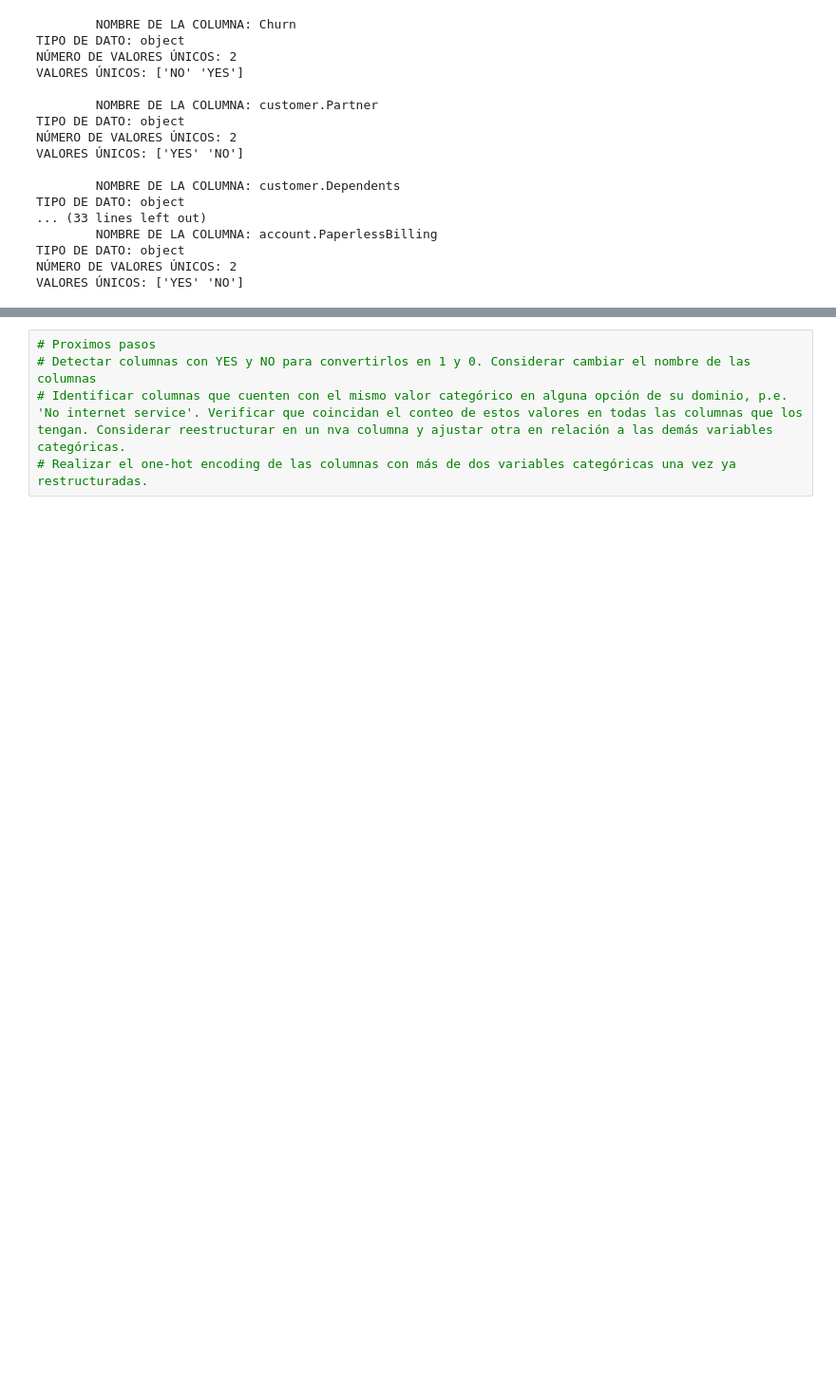
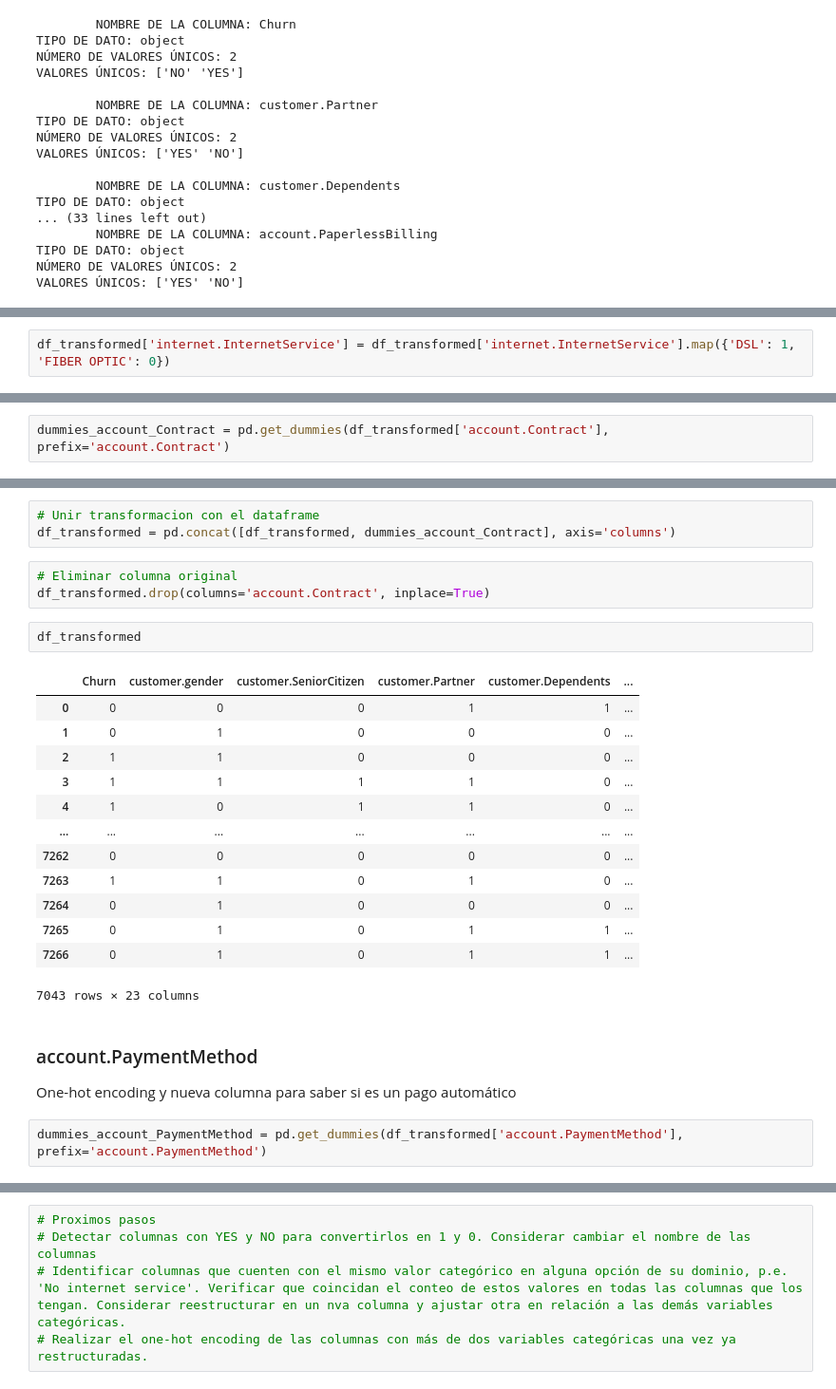
Before and after one commit to Nelly5469/challenge2-data-science-LATAM, a Jupyter notebook: TelecomX_LATAM.ipynb, the cells around one changed output, grey strips where cells are left out. Shown at 95% size. Drawn from its saved outputs; the diff is of its cells as text; blank space fills up the shorter version.

Commit message:
Transformaciones de cols especificas I

```diff
--- a/TelecomX_LATAM.ipynb
+++ b/TelecomX_LATAM.ipynb
@@ -299,0 +298,2 @@ df
+# %%
+df_transformed['internet.InternetService'] = df_transformed['internet.InternetService'].map({'DSL': 1, 'FIBER OPTIC': 0})
@@ -299,0 +304,2 @@ df
+# %%
+dummies_account_Contract = pd.get_dummies(df_transformed['account.Contract'], prefix='account.Contract')
@@ -299,0 +322,28 @@ df
+# %%
+# Unir transformacion con el dataframe
+df_transformed = pd.concat([df_transformed, dummies_account_Contract], axis='columns')
+# %%
+# Eliminar columna original
+df_transformed.drop(columns='account.Contract', inplace=True)
+# %%
+df_transformed
+# %% [output]
+|  | Churn | customer.gender | customer.SeniorCitizen | customer.Partner | customer.Dependents | ... |
+| 0 | 0 | 0 | 0 | 1 | 1 | ... |
+| 1 | 0 | 1 | 0 | 0 | 0 | ... |
+| 2 | 1 | 1 | 0 | 0 | 0 | ... |
+| 3 | 1 | 1 | 1 | 1 | 0 | ... |
+| 4 | 1 | 0 | 1 | 1 | 0 | ... |
+| ... | ... | ... | ... | ... | ... | ... |
+| 7262 | 0 | 0 | 0 | 0 | 0 | ... |
+| 7263 | 1 | 1 | 0 | 1 | 0 | ... |
+| 7264 | 0 | 1 | 0 | 0 | 0 | ... |
+| 7265 | 0 | 1 | 0 | 1 | 1 | ... |
+| 7266 | 0 | 1 | 0 | 1 | 1 | ... |
+7043 rows × 23 columns
+# %% [markdown]
+### account.PaymentMethod
+
+One-hot encoding y nueva columna para saber si es un pago automático
+# %%
+dummies_account_PaymentMethod = pd.get_dummies(df_transformed['account.PaymentMethod'], prefix='account.PaymentMethod')
```
Also changed, not shown: parts of 20 cells of this notebook.
